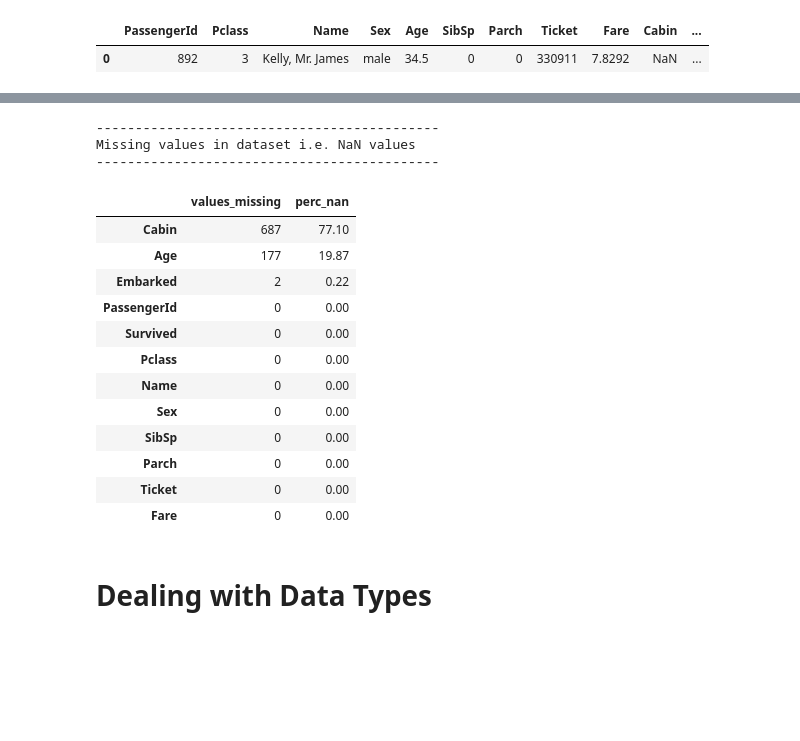
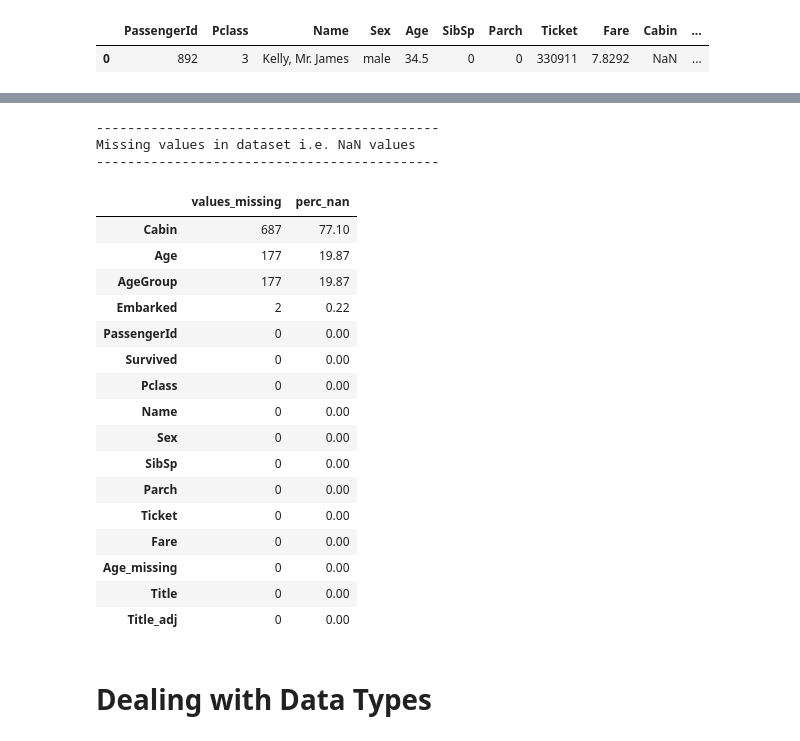
Before and after one commit to tonyhollaar/kaggle-competitions, a Jupyter notebook: titanic-machine-learning-from-disaster.ipynb, the cells around one changed output, grey strips where cells are left out. Cells and saved outputs as stored; diff of their text form; code cells hidden in the pictures; blank space fills up the shorter version.

```diff
--- a/titanic-machine-learning-from-disaster.ipynb
+++ b/titanic-machine-learning-from-disaster.ipynb
@@ -119,21 +125,23 @@ memory usage: 83.7+ KB
 # %%
 print('--------------------------------------------')
 print('Missing values in dataset i.e. NaN values')
 print('--------------------------------------------')
 values_missing = round(train_data.isna().sum())
 perc_missing = round(train_data.isna().sum() / train_data.shape[0]*100, 2)
 
 # sorted percentages of missing
-df_missing = pd.DataFrame(values_missing, columns=['values_missing']).sort_values('values_missing', ascending=False)
+df_missing = pd.DataFrame(values_missing, columns=['values_missing'])\
+.sort_values('values_missing', ascending=False)
 df_missing['perc_nan'] = perc_missing
 df_missing
 # %% [output]
 --------------------------------------------
 Missing values in dataset i.e. NaN values
 --------------------------------------------
 |  | values_missing | perc_nan |
 | Cabin | 687 | 77.10 |
 | Age | 177 | 19.87 |
+| AgeGroup | 177 | 19.87 |
 | Embarked | 2 | 0.22 |
 | PassengerId | 0 | 0.00 |
 | Survived | 0 | 0.00 |
@@ -144,6 +152,9 @@ Missing values in dataset i.e. NaN values
 | Parch | 0 | 0.00 |
 | Ticket | 0 | 0.00 |
 | Fare | 0 | 0.00 |
+| Age_missing | 0 | 0.00 |
+| Title | 0 | 0.00 |
+| Title_adj | 0 | 0.00 |
 # %% [markdown]
 # Dealing with Data Types
 # %%
```
Also changed, not shown: parts of 15 cells of this notebook.
